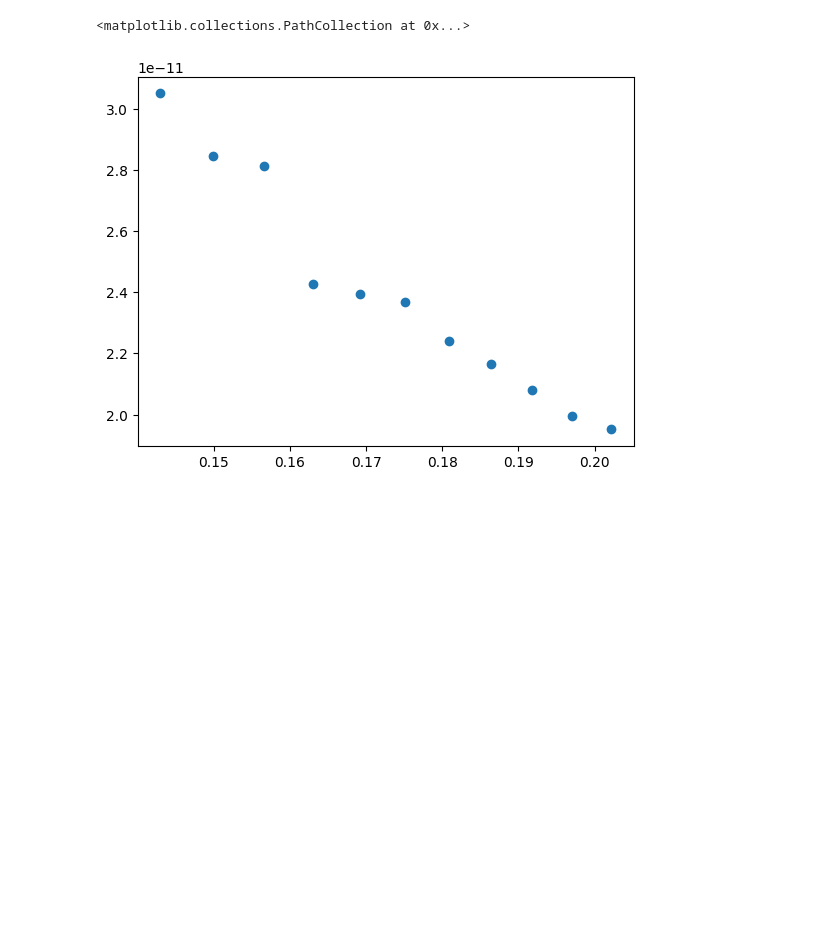
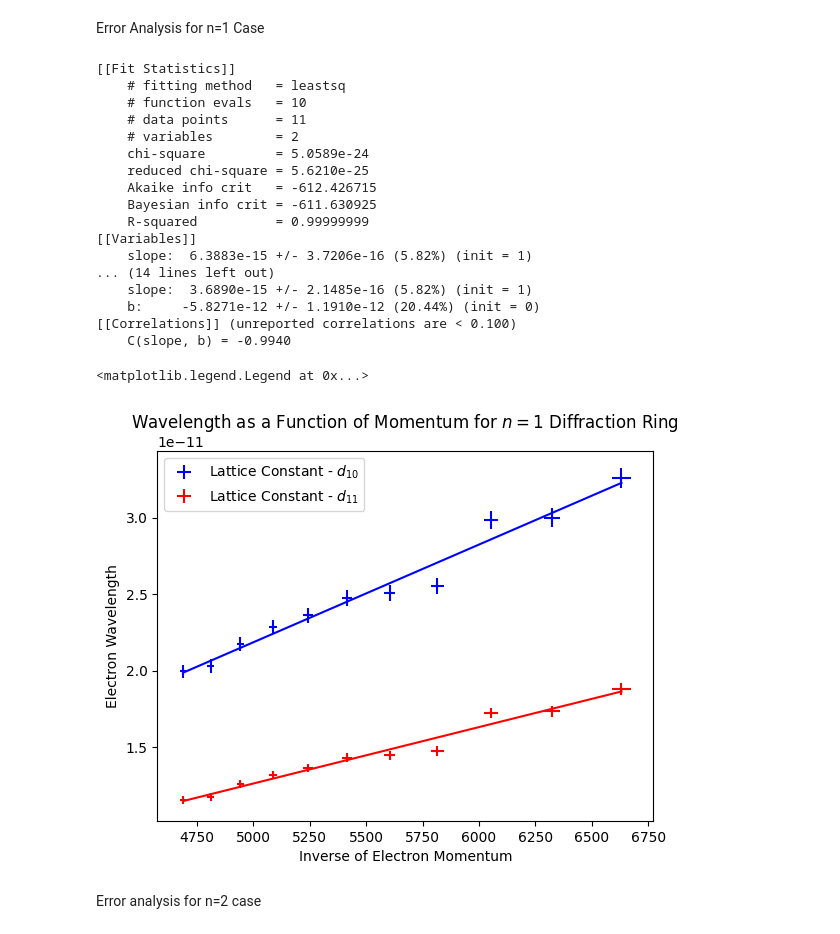
Before and after one commit to Fderick/Advanced-Lab-Data, a Jupyter notebook: electron_diffraction.ipynb, the cells around one changed output. Saved outputs shown, nothing was run; the diff lists cells and outputs as text; code cells hidden in the pictures; blank space fills up the shorter version.

```diff
--- a/electron_diffraction.ipynb
+++ b/electron_diffraction.ipynb
@@ -29,11 +33,67 @@ for i in range(len(voltage)):
 
 n1_diameter_center = np.array(n1_diameter_center)
 n2_diameter_center = np.array(n2_diameter_center)
+
+
+n1_hypotenuse_center = []
+n2_hypotenuse_center = []
+
+for i in range(len(voltage)):
+    n1_hypotenuse_center.append(n1_hypotenuse[i] + n1_width[i])
+    n2_hypotenuse_center.append(n2_hypotenuse[i] + n2_width[i])
+
+n1_hypotenuse_center = np.array(n1_hypotenuse_center)
+n2_hypotenuse_center = np.array(n2_hypotenuse_center)
-# %%
-λ = lattice_constant_10 * (n1_diameter_center / 2) / length
-momentum = np.sqrt(2 * electron_mass * electron_charge * voltage)
-
-plt.scatter(momentum, λ)
-# %% [output]
-<matplotlib.collections.PathCollection at 0x...>
-[figure, removed]
+# %%
+a = np.sqrt((n1_hypotenuse_center ** 2) - ((n1_diameter_center / 2) ** 2))
+length_n1 = length - a
+# %% [markdown]
+Error Analysis for n=1 Case
+# %%
+λ10n1_worst = lattice_constant_10 * ((n1_diameter_center + measurement_unc) / 2) / ((length - length_unc) - (np.sqrt(((n1_hypotenuse_center+measurement_unc) ** 2) - (((n1_diameter_center-measurement_unc) / 2) ** 2))))
+
+λ11n1_worst = lattice_constant_11 * ((n1_diameter_center + measurement_unc) / 2) / ((length - length_unc) - (np.sqrt(((n1_hypotenuse_center+measurement_unc) ** 2) - (((n1_diameter_center-measurement_unc) / 2) ** 2))))
+
+momentum_n1_worst = np.sqrt(2 * electron_mass * (voltage + voltage_unc))
+# %%
+λ10n1 = lattice_constant_10 * (n1_diameter_center / 2) / length_n1
+λ11n1 = lattice_constant_11 * (n1_diameter_center / 2) / length_n1
+momentum = np.sqrt(2 * electron_mass * electron_charge * voltage)
+
+fig, ax = plt.subplots()
+fig.suptitle(None)
+ax.set_title("Wavelength as a Function of Momentum for $n=1$ Diffraction Ring")
+ax.set_ylabel("Electron Wavelength")
+ax.set_xlabel("Inverse of Electron Momentum")
+
+λ10n1_error = abs(λ10n1_worst - λ10n1)
+λ11n1_error = abs(λ11n1_worst - λ11n1)
+inverse_momentum_n1_error = abs((1 / momentum_n1_worst) - (1 / momentum))
+
+plt.errorbar(1 / momentum, λ10n1, λ10n1_error, inverse_momentum_n1_error, label="Lattice Constant - $d_{10}$", fmt="none", marker=".", color="blue")
+plt.errorbar(1 / momentum, λ11n1, λ11n1_error, inverse_momentum_n1_error, label="Lattice Constant - $d_{11}$", fmt="none", marker=".", color="red")
+slope1, _ = PhysicsFunctions.fitLinear(1 / momentum,λ10n1)
+slope2, _ = PhysicsFunctions.fitLinear(1 / momentum,λ11n1)
+plt.plot(1 / momentum, slope1, color="blue")
+plt.plot(1 / momentum, slope2, color="red")
+plt.legend()
+# %% [output]
+[[Fit Statistics]]
+    # fitting method   = leastsq
+    # function evals   = 10
+    # data points      = 11
+    # variables        = 2
+    chi-square         = 5.0589e-24
+    reduced chi-square = 5.6210e-25
+    Akaike info crit   = -612.426715
+    Bayesian info crit = -611.630925
+    R-squared          = 0.99999999
+[[Variables]]
+    slope:  6.3883e-15 +/- 3.7206e-16 (5.82%) (init = 1)
+... (14 lines left out)
+    slope:  3.6890e-15 +/- 2.1485e-16 (5.82%) (init = 1)
+    b:     -5.8271e-12 +/- 1.1910e-12 (20.44%) (init = 0)
+[[Correlations]] (unreported correlations are < 0.100)
+    C(slope, b) = -0.9940
+<matplotlib.legend.Legend at 0x...>
+[figure, added]
@@ -39,0 +103,2 @@ plt.scatter(momentum, λ)
+# %% [markdown]
+Error analysis for n=2 case
```
Also changed, not shown: parts of 5 cells of this notebook.
